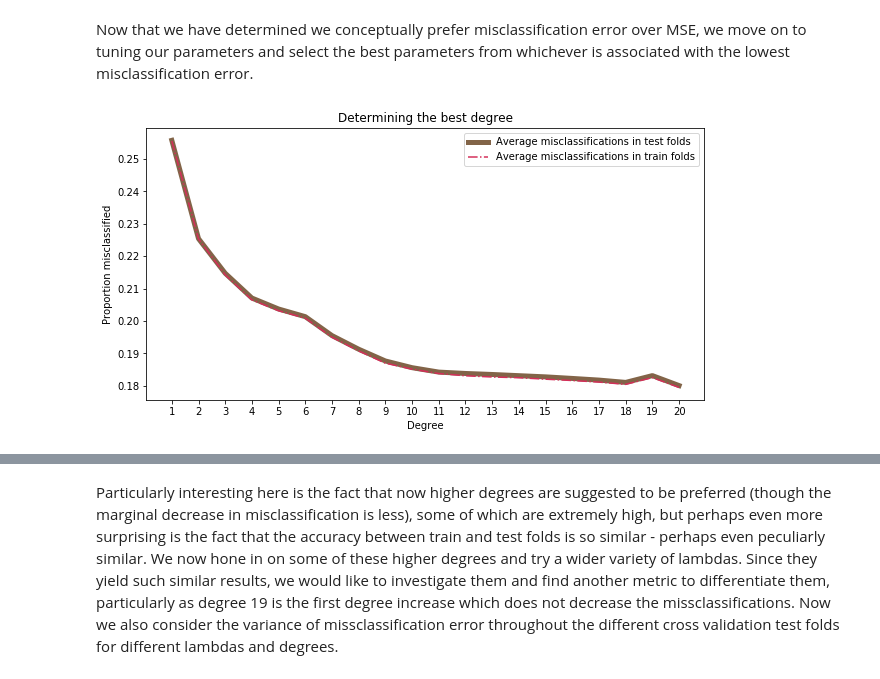
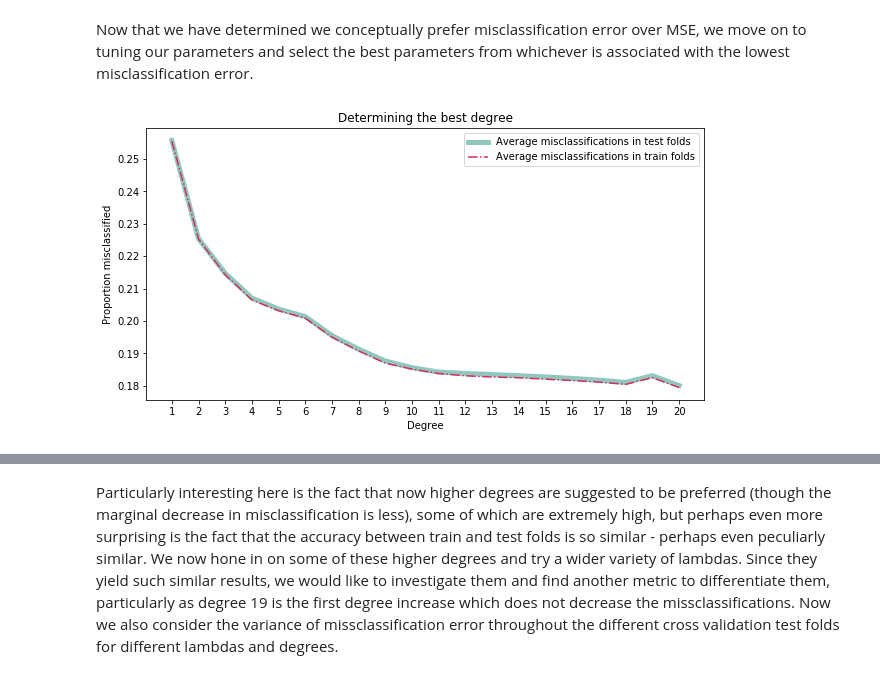
Before and after one commit to KamranSattary/ML-CS-433-Project-1, a Jupyter notebook: src/Visualising Ridge Tuning.ipynb, the cells around one changed output, grey strips where cells are left out. Drawn from its saved outputs; the diff is of its cells as text; code cells hidden in the pictures.

```diff
--- a/src/Visualising Ridge Tuning.ipynb
+++ b/src/Visualising Ridge Tuning.ipynb
@@ -221,24 +229,25 @@ best_d, best_lambdas, best_mses_te, best_mses_tr, best_acc_te, best_acc_tr = bes
 # %%
 with open(DATA_PATH + 'best degree.pkl', 'rb') as f:
     best_lambdas, best_mses_te, best_mses_tr, best_acc_te, best_acc_tr = pickle.load(f)
+degrees = np.arange(1,21)
 
 fig,ax = plt.subplots(figsize=(10,5))
 
-lns1 = ax.plot(degrees, best_acc_te, color='#826448', linewidth=5, label='Average misclassifications in test folds')
+lns1 = ax.plot(degrees, best_acc_te, color='#91c7bf', linewidth=5, label='Average misclassifications in test folds')
 lns2 = ax.plot(degrees, best_acc_tr, color='#d42e59', linestyle='dashdot', label='Average misclassifications in train folds')
 
 ax.set_xlabel('Degree')
 ax.set_ylabel('Proportion misclassified')
 ax.set_xticks(degrees)
 
 ax.legend(loc='upper right')
 
 fig.savefig(PLOT_OUTPUT_PATH+"Determining the best degree.pdf", bbox_inches='tight')
 
 plt.title('Determining the best degree')
 plt.show()
 # %% [output]
-[figure, old version]
+[figure, new version]
 # %%
 with open(DATA_PATH + 'best degree.pkl', 'rb') as f:
     best_lambdas, best_mses_te, best_mses_tr, best_acc_te, best_acc_tr = pickle.load(f)
```
Also changed, not shown: parts of 3 cells of this notebook, 3 other files.
